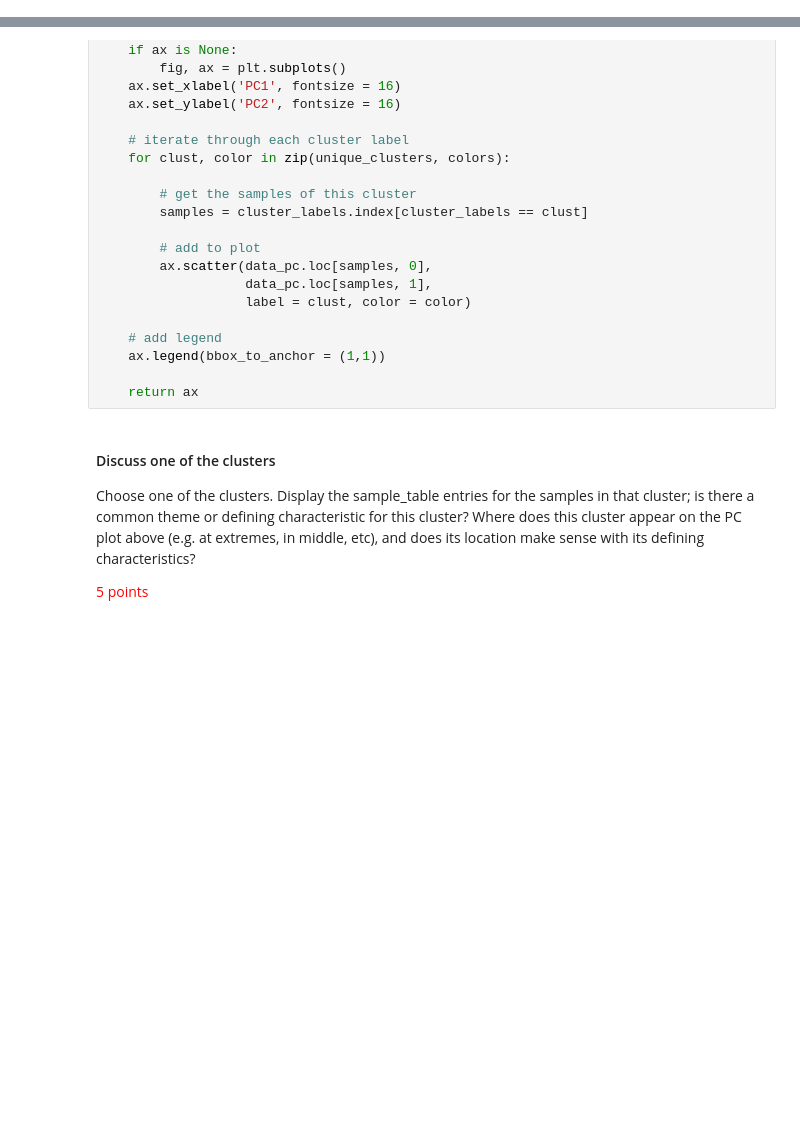
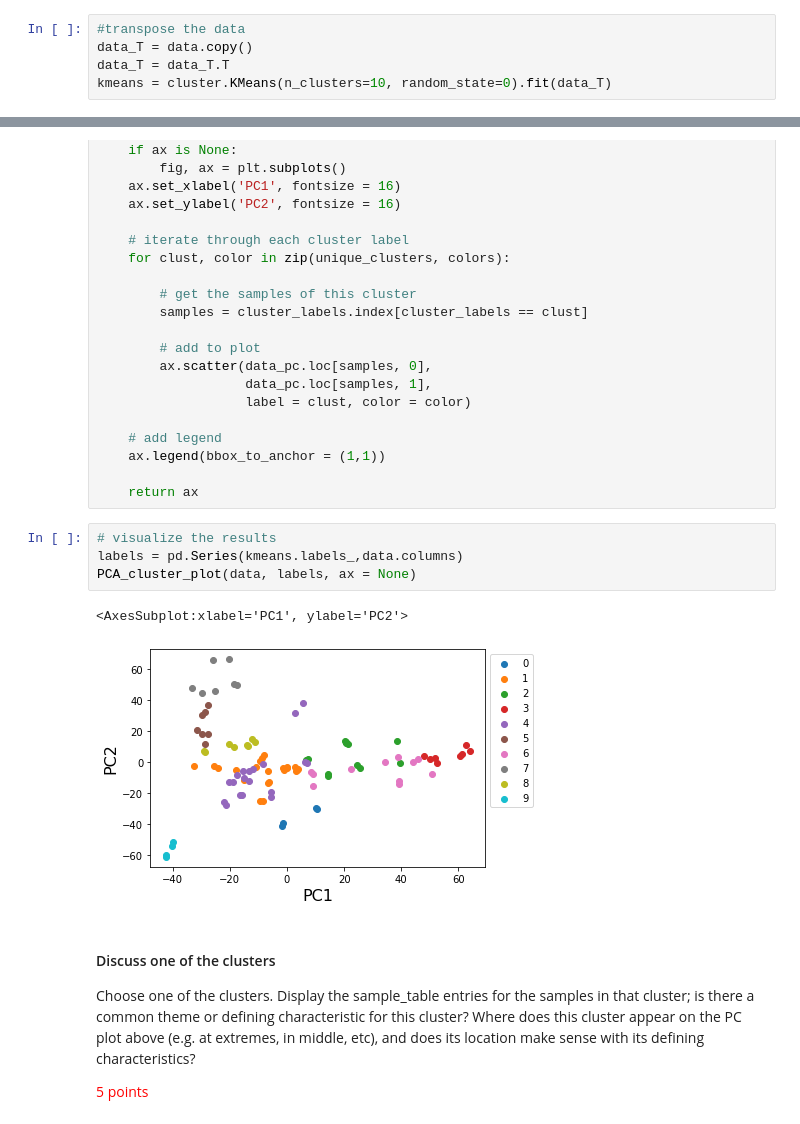
Before and after one commit to XuwenAmyLou/SP23-BENG213, a Jupyter notebook: HW2/Homework 2_ Unsupervised Learning.ipynb, the cells around one changed output, grey strips where cells are left out. Drawn from its saved outputs; the diff is of its cells as text; blank space fills up the shorter version.

```diff
--- a/HW2/Homework 2_ Unsupervised Learning.ipynb
+++ b/HW2/Homework 2_ Unsupervised Learning.ipynb
@@ -59,3 +59,8 @@ Compute the K-means clustering with K = 10. You should end up with a pd.Series w
 I recommend specifying a random_state when you perform the clustering (it is a function input). The value you use doesn't matter, but keeping it consistent will allow you to re-run your code without changing the outputs.
 
 <span style="color:red">3 points</span>
+# %%
+#transpose the data
+data_T = data.copy()
+data_T = data_T.T
+kmeans = cluster.KMeans(n_clusters=10, random_state=0).fit(data_T)
@@ -130,6 +181,13 @@ def PCA_cluster_plot(data, cluster_labels, ax = None):
     ax.legend(bbox_to_anchor = (1,1))
 
     return ax
+# %%
+# visualize the results
+labels = pd.Series(kmeans.labels_,data.columns)
+PCA_cluster_plot(data, labels, ax = None)
+# %% [output]
+<AxesSubplot:xlabel='PC1', ylabel='PC2'>
+[figure, added]
 # %% [markdown]
 #### Discuss one of the clusters
 
```
Also changed, not shown: parts of 3 cells of this notebook, 1 other file.
